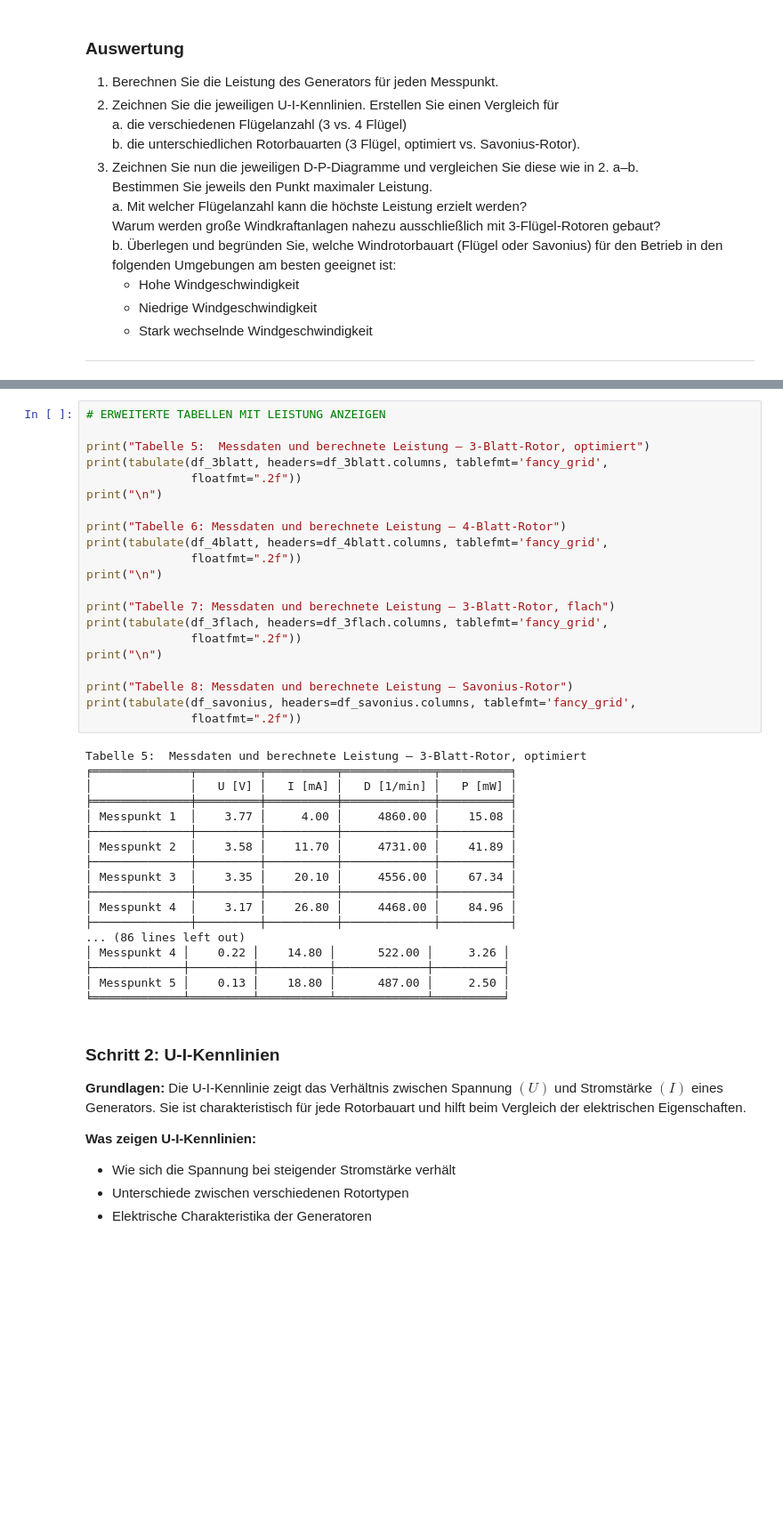
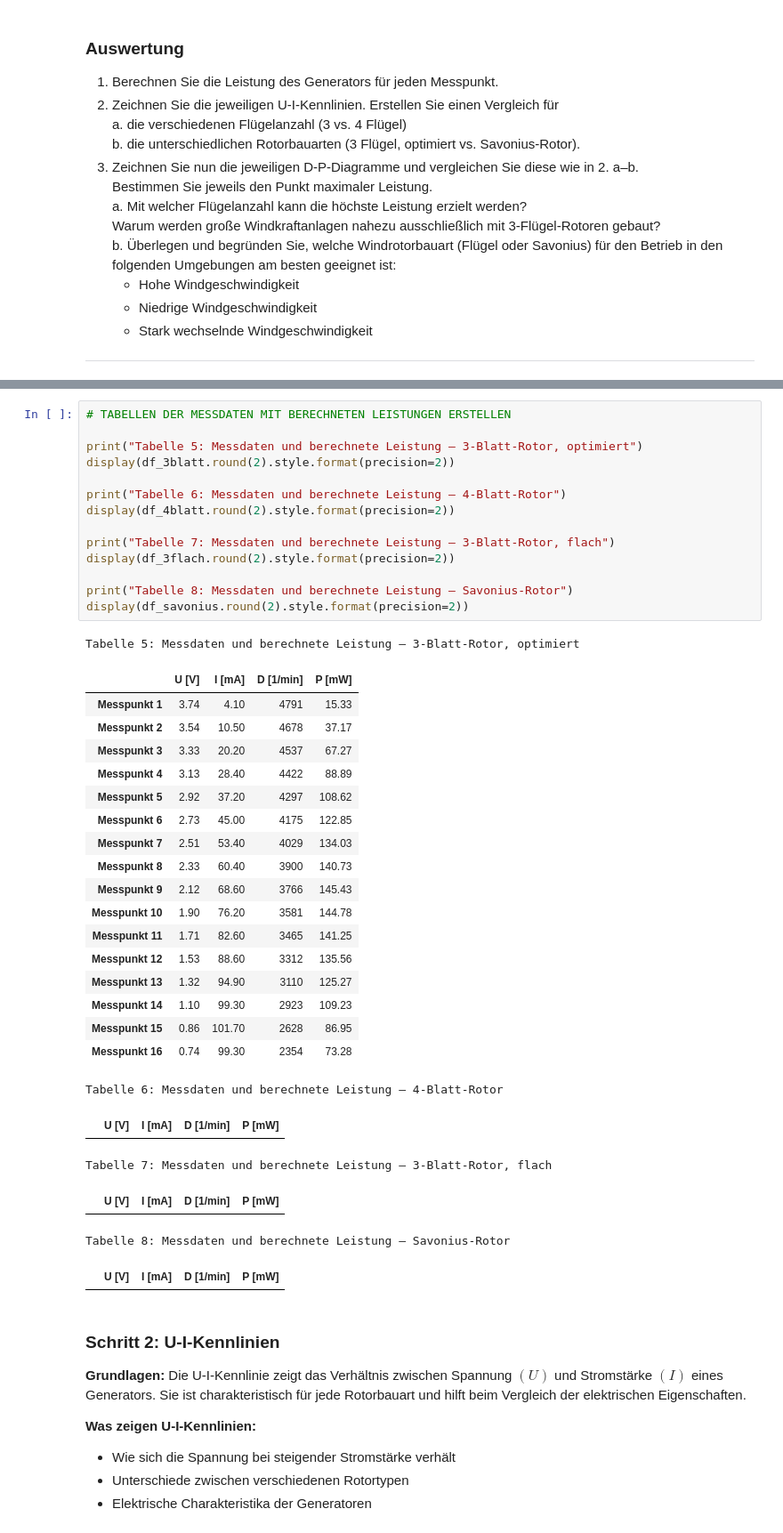
Before and after one commit to greenenergylab/re2_praktikum, a Jupyter notebook: Vorlage_Protokoll_Windkraft.ipynb, the cells around one changed output, grey strips where cells are left out. Shown: that part at 89% size. Cells and saved outputs as stored; diff of their text form; blank space fills up the shorter version.

```diff
--- a/Vorlage_Protokoll_Windkraft.ipynb
+++ b/Vorlage_Protokoll_Windkraft.ipynb
@@ -401,44 +401,44 @@ print("Leistung erfolgreich berechnet!")
 # %% [output]
 Leistung erfolgreich berechnet!
 # %%
-# ERWEITERTE TABELLEN MIT LEISTUNG ANZEIGEN
+# TABELLEN DER MESSDATEN MIT BERECHNETEN LEISTUNGEN ERSTELLEN
 
-print("Tabelle 5:  Messdaten und berechnete Leistung – 3-Blatt-Rotor, optimiert")
-print(tabulate(df_3blatt, headers=df_3blatt.columns, tablefmt='fancy_grid',
-               floatfmt=".2f"))
-print("\n")
+print("Tabelle 5: Messdaten und berechnete Leistung – 3-Blatt-Rotor, optimiert")
+display(df_3blatt.round(2).style.format(precision=2))
 
 print("Tabelle 6: Messdaten und berechnete Leistung – 4-Blatt-Rotor")
-print(tabulate(df_4blatt, headers=df_4blatt.columns, tablefmt='fancy_grid',
-               floatfmt=".2f"))
-print("\n")
+display(df_4blatt.round(2).style.format(precision=2))
 
 print("Tabelle 7: Messdaten und berechnete Leistung – 3-Blatt-Rotor, flach")
-print(tabulate(df_3flach, headers=df_3flach.columns, tablefmt='fancy_grid',
-               floatfmt=".2f"))
-print("\n")
+display(df_3flach.round(2).style.format(precision=2))
 
 print("Tabelle 8: Messdaten und berechnete Leistung – Savonius-Rotor")
-print(tabulate(df_savonius, headers=df_savonius.columns, tablefmt='fancy_grid',
-               floatfmt=".2f"))
+display(df_savonius.round(2).style.format(precision=2))
 # %% [output]
-Tabelle 5:  Messdaten und berechnete Leistung – 3-Blatt-Rotor, optimiert
-╒══════════════╤═════════╤══════════╤═════════════╤══════════╕
-│              │   U [V] │   I [mA] │   D [1/min] │   P [mW] │
-╞══════════════╪═════════╪══════════╪═════════════╪══════════╡
-│ Messpunkt 1  │    3.77 │     4.00 │     4860.00 │    15.08 │
-├──────────────┼─────────┼──────────┼─────────────┼──────────┤
-│ Messpunkt 2  │    3.58 │    11.70 │     4731.00 │    41.89 │
-├──────────────┼─────────┼──────────┼─────────────┼──────────┤
-│ Messpunkt 3  │    3.35 │    20.10 │     4556.00 │    67.34 │
-├──────────────┼─────────┼──────────┼─────────────┼──────────┤
-│ Messpunkt 4  │    3.17 │    26.80 │     4468.00 │    84.96 │
-├──────────────┼─────────┼──────────┼─────────────┼──────────┤
-... (86 lines left out)
-│ Messpunkt 4 │    0.22 │    14.80 │      522.00 │     3.26 │
-├─────────────┼─────────┼──────────┼─────────────┼──────────┤
-│ Messpunkt 5 │    0.13 │    18.80 │      487.00 │     2.50 │
-╘═════════════╧═════════╧══════════╧═════════════╧══════════╛
+Tabelle 5: Messdaten und berechnete Leistung – 3-Blatt-Rotor, optimiert
+|  | U [V] | I [mA] | D [1/min] | P [mW] |
+| Messpunkt 1 | 3.74 | 4.10 | 4791 | 15.33 |
+| Messpunkt 2 | 3.54 | 10.50 | 4678 | 37.17 |
+| Messpunkt 3 | 3.33 | 20.20 | 4537 | 67.27 |
+| Messpunkt 4 | 3.13 | 28.40 | 4422 | 88.89 |
+| Messpunkt 5 | 2.92 | 37.20 | 4297 | 108.62 |
+| Messpunkt 6 | 2.73 | 45.00 | 4175 | 122.85 |
+| Messpunkt 7 | 2.51 | 53.40 | 4029 | 134.03 |
+| Messpunkt 8 | 2.33 | 60.40 | 3900 | 140.73 |
+| Messpunkt 9 | 2.12 | 68.60 | 3766 | 145.43 |
+| Messpunkt 10 | 1.90 | 76.20 | 3581 | 144.78 |
+| Messpunkt 11 | 1.71 | 82.60 | 3465 | 141.25 |
+| Messpunkt 12 | 1.53 | 88.60 | 3312 | 135.56 |
+| Messpunkt 13 | 1.32 | 94.90 | 3110 | 125.27 |
+| Messpunkt 14 | 1.10 | 99.30 | 2923 | 109.23 |
+| Messpunkt 15 | 0.86 | 101.70 | 2628 | 86.95 |
+| Messpunkt 16 | 0.74 | 99.30 | 2354 | 73.28 |
+Tabelle 6: Messdaten und berechnete Leistung – 4-Blatt-Rotor
+|  | U [V] | I [mA] | D [1/min] | P [mW] |
+Tabelle 7: Messdaten und berechnete Leistung – 3-Blatt-Rotor, flach
+|  | U [V] | I [mA] | D [1/min] | P [mW] |
+Tabelle 8: Messdaten und berechnete Leistung – Savonius-Rotor
+|  | U [V] | I [mA] | D [1/min] | P [mW] |
 # %% [markdown]
 ### Schritt 2: U-I-Kennlinien
 
```
Also changed, not shown: parts of 33 cells of this notebook, 3 other files.
